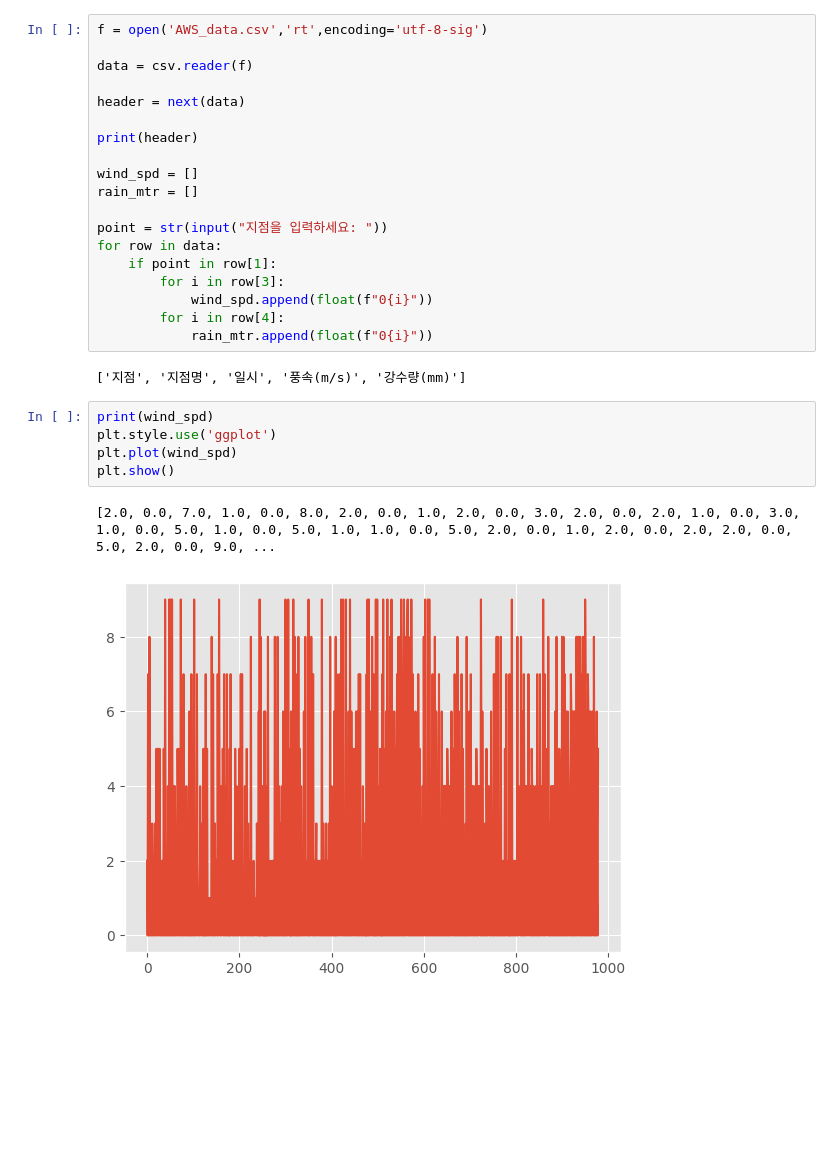
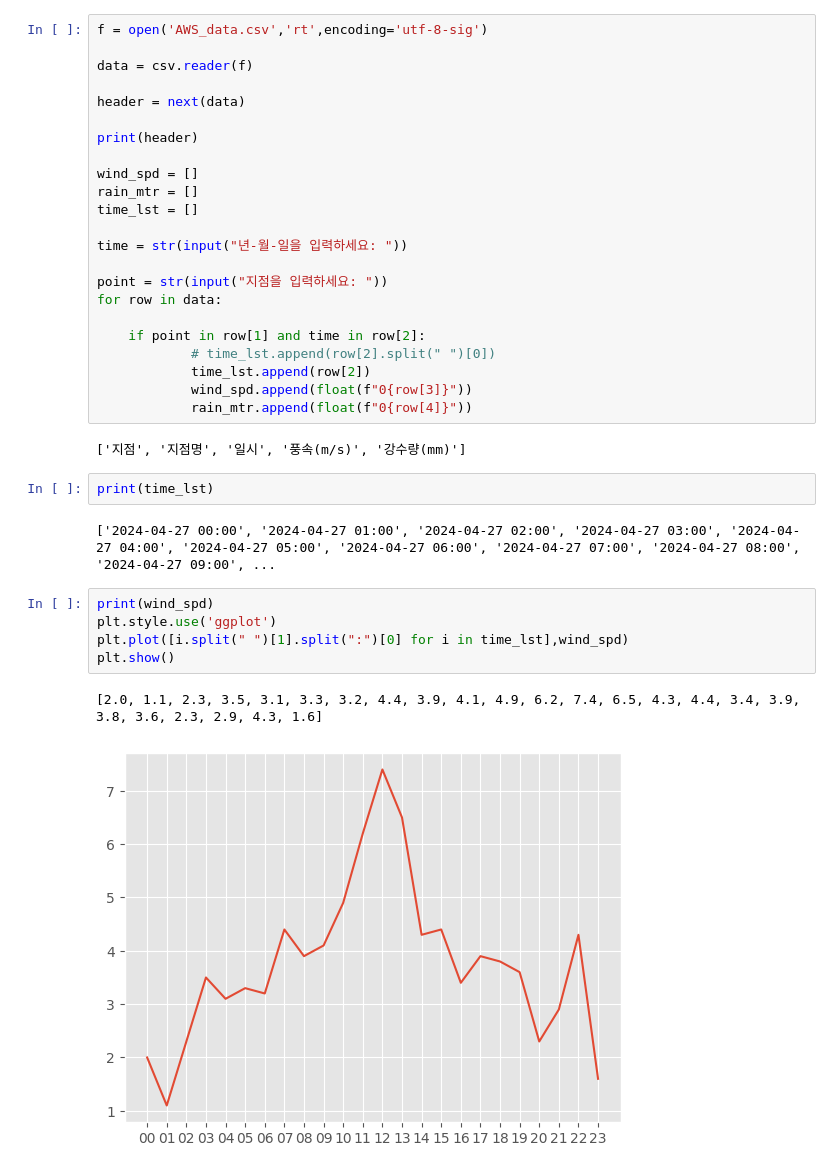
Before and after one commit to dpraeteria/gov_data, a Jupyter notebook: data_processing.ipynb, the cells around one changed output. Saved outputs shown, nothing was run; the diff lists cells and outputs as text; blank space fills up the shorter version.

```diff
--- a/data_processing.ipynb
+++ b/data_processing.ipynb
@@ -13,24 +14,32 @@ print(header)
 
 wind_spd = []
 rain_mtr = []
+time_lst = []
+
+time = str(input("년-월-일을 입력하세요: "))
 
 point = str(input("지점을 입력하세요: "))
 for row in data:
-    if point in row[1]:
-        for i in row[3]:
-            wind_spd.append(float(f"0{i}"))
-        for i in row[4]:
-            rain_mtr.append(float(f"0{i}"))
+
+    if point in row[1] and time in row[2]:
+            # time_lst.append(row[2].split(" ")[0])
+            time_lst.append(row[2])
+            wind_spd.append(float(f"0{row[3]}"))
+            rain_mtr.append(float(f"0{row[4]}"))
 # %% [output]
 ['지점', '지점명', '일시', '풍속(m/s)', '강수량(mm)']
+# %%
+print(time_lst)
+# %% [output]
+['2024-04-27 00:00', '2024-04-27 01:00', '2024-04-27 02:00', '2024-04-27 03:00', '2024-04-27 04:00', '2024-04-27 05:00', '2024-04-27 06:00', '2024-04-27 07:00', '2024-04-27 08:00', '2024-04-27 09:00', ...
 # %%
 print(wind_spd)
 plt.style.use('ggplot')
-plt.plot(wind_spd)
+plt.plot([i.split(" ")[1].split(":")[0] for i in time_lst],wind_spd)
 plt.show()
 # %% [output]
-[2.0, 0.0, 7.0, 1.0, 0.0, 8.0, 2.0, 0.0, 1.0, 2.0, 0.0, 3.0, 2.0, 0.0, 2.0, 1.0, 0.0, 3.0, 1.0, 0.0, 5.0, 1.0, 0.0, 5.0, 1.0, 1.0, 0.0, 5.0, 2.0, 0.0, 1.0, 2.0, 0.0, 2.0, 2.0, 0.0, 5.0, 2.0, 0.0, 9.0, ...
+[2.0, 1.1, 2.3, 3.5, 3.1, 3.3, 3.2, 4.4, 3.9, 4.1, 4.9, 6.2, 7.4, 6.5, 4.3, 4.4, 3.4, 3.9, 3.8, 3.6, 2.3, 2.9, 4.3, 1.6]
-[figure, old version]
+[figure, new version]
 # %%
 print(rain_mtr)
 plt.style.use('ggplot')
```
Also changed, not shown: parts of 2 cells of this notebook.
